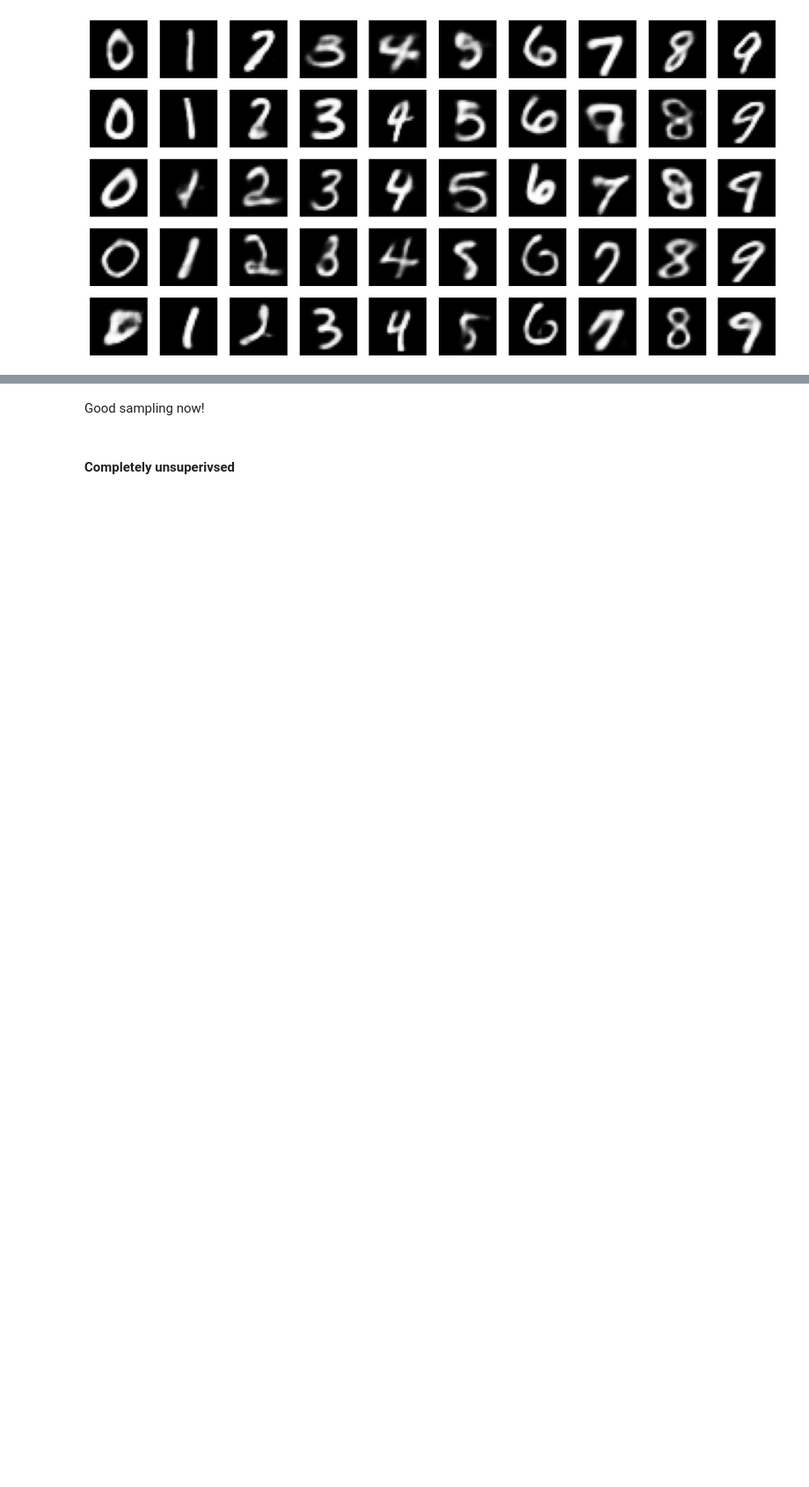
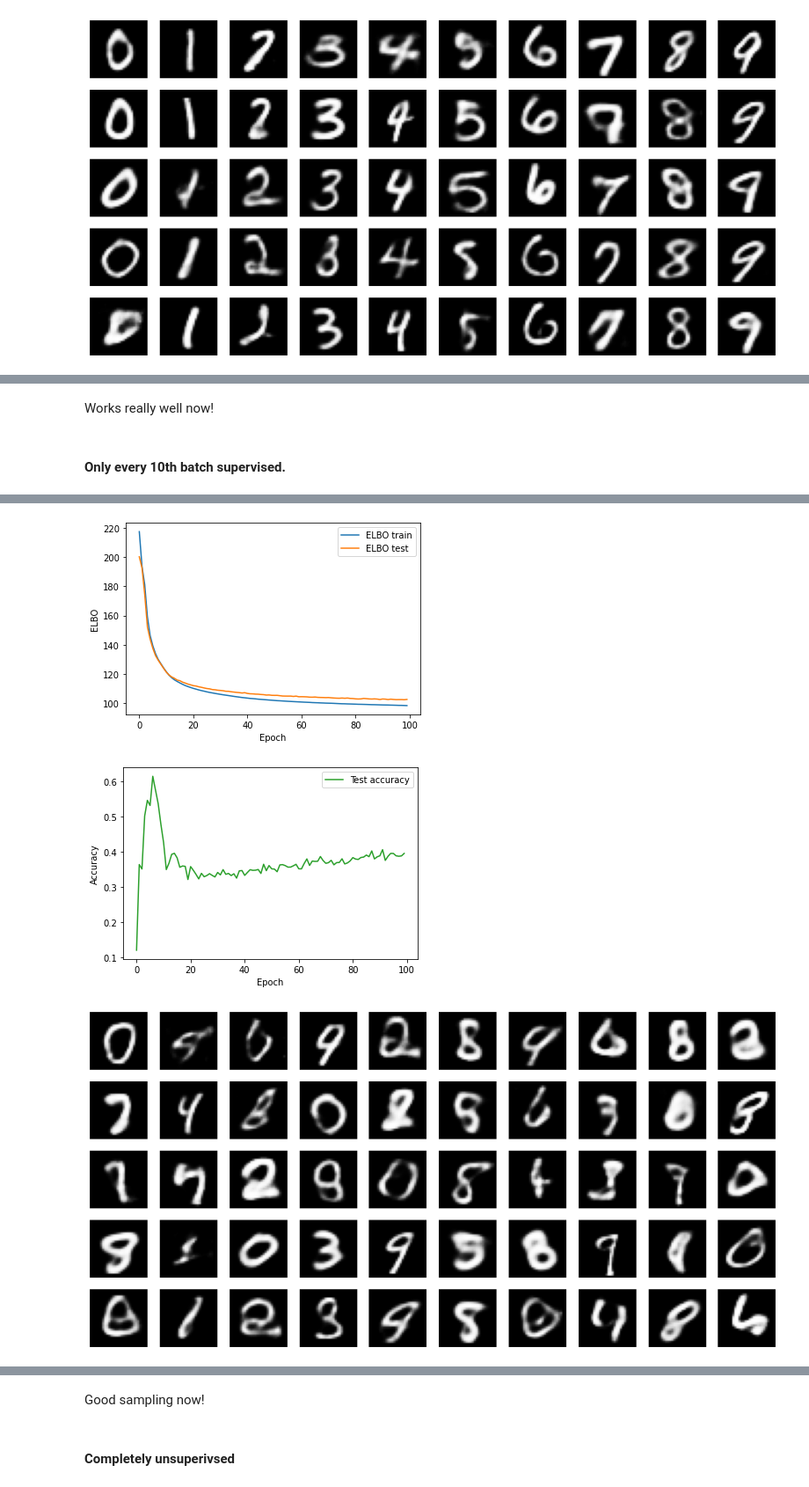
Before and after one commit to markus7800/vae, a Jupyter notebook: main.ipynb, the cells around one changed output, grey strips where cells are left out. Shown at 88% size. Drawn from its saved outputs; the diff is of its cells as text; code cells hidden in the pictures; blank space fills up the shorter version.

```diff
--- a/main.ipynb
+++ b/main.ipynb
@@ -785,0 +772,17 @@ plot_batch(sampled_x.cpu().detach().numpy().reshape((N, 1, 28, 28)), rows=5, col
+# %% [markdown]
+Works really well now!
+# %% [markdown]
+#### Only every 10th batch supervised.
+# %%
+%%time
+seed_everything()
+pyro.clear_param_store()
+
+ssvae = SSVAE(z_dim=50, hidden_dims=[200, 400], device=device)
+train_SSVAE(loaders, ssvae, device=device, epochs=100, nth_supervised=10, aux_loss=False)
+
+N = 50
+selected_y = torch.tensor([i % 10 for i in range(50)]).to(device)
+sampled_x = ssvae_sample_imgs(ssvae, N, selected_y, device)
+plot_batch(sampled_x.cpu().detach().numpy().reshape((N, 1, 28, 28)), rows=5, cols=10, figsize=(16, 8))
+# %% [output]
@@ -785,0 +791,3 @@ plot_batch(sampled_x.cpu().detach().numpy().reshape((N, 1, 28, 28)), rows=5, col
+[figure, added]
+[figure, added]
+[figure, added]
```
Also changed, not shown: parts of 29 cells of this notebook.
